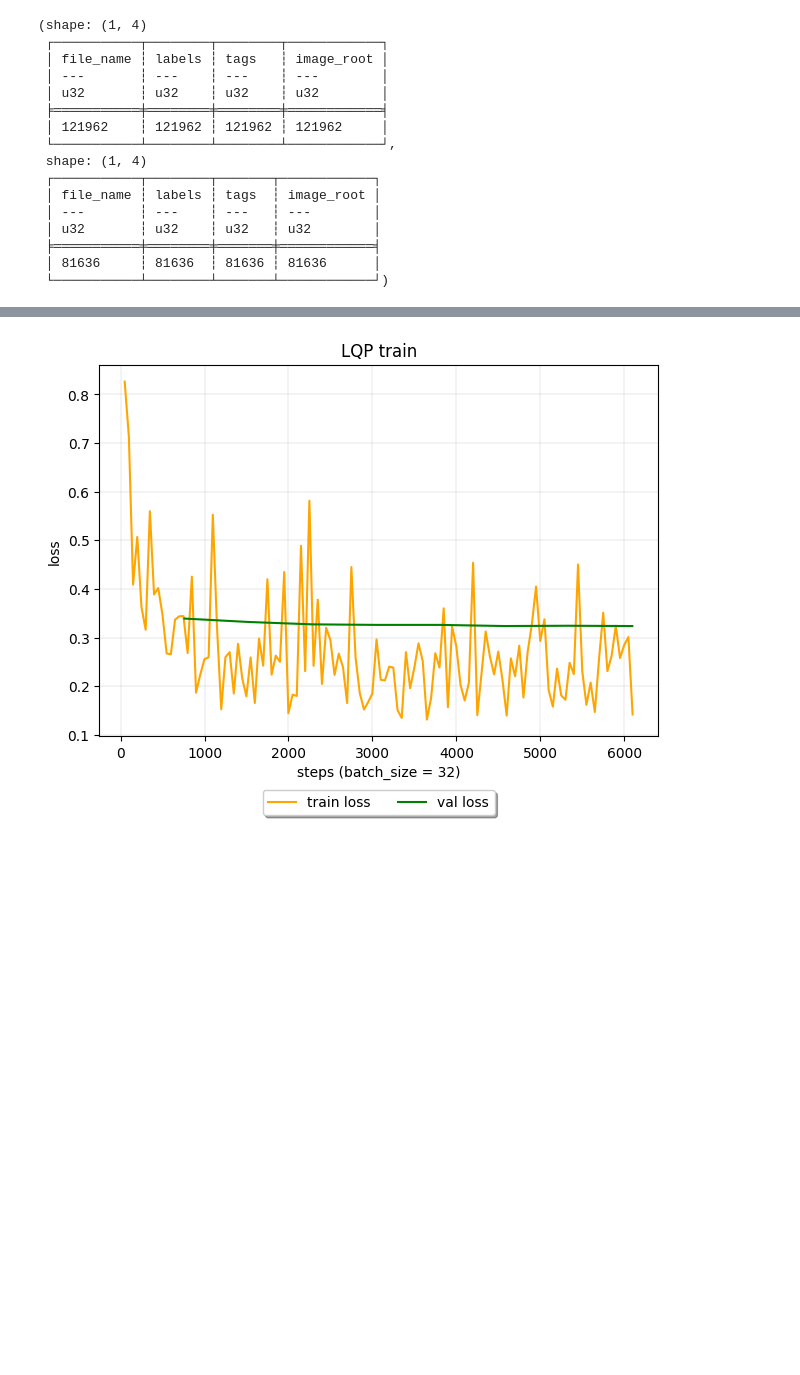
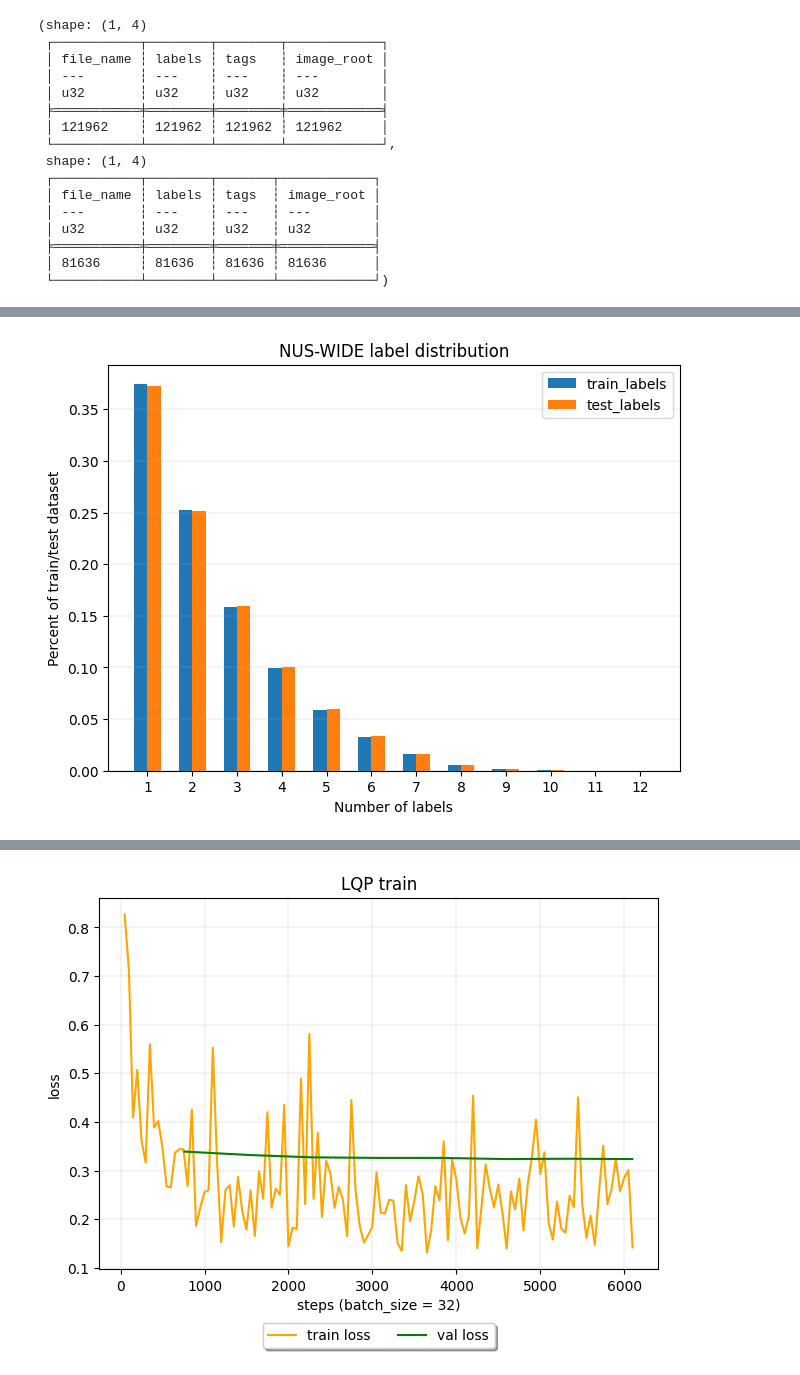
Before and after one commit to skorodenko/wallpaper_tagging, a Jupyter notebook: eda.ipynb, the cells around one changed output, grey strips where cells are left out. Saved outputs shown, nothing was run; the diff lists cells and outputs as text; code cells hidden in the pictures; blank space fills up the shorter version.

```diff
--- a/eda.ipynb
+++ b/eda.ipynb
@@ -39,3 +39,81 @@ train.count(), test.count()
  ╞═══════════╪════════╪═══════╪════════════╡
  │ 81636     ┆ 81636  ┆ 81636 ┆ 81636      │
  └───────────┴────────┴───────┴────────────┘)
+# %%
+# Calculating norm for LQP training
+train = pl.read_ndjson(train_path)
+test = pl.read_ndjson(test_path)
+
+train = train.with_columns(
+    pl.col("labels").list.len().alias("n_train"),
+)
+test = test.with_columns(
+    pl.col("labels").list.len().alias("n_test"),
+)
+
+train_label_counts = train.select(
+    pl.col("n_train").value_counts()
+).unnest("n_train").sort("n_train")
+test_label_counts = test.select(
+    pl.col("n_test").value_counts()
+).unnest("n_test").sort("n_test")
+
+train_mean = train["n_train"].mean()
+train_median = train["n_train"].median()
+train_std = train["n_train"].std()
+train_maximum = train["n_train"].max()
+train_minimum = train["n_train"].min()
+
+test_mean = test["n_test"].mean()
+test_median = test["n_test"].median()
+test_std = test["n_test"].std()
+test_maximum = test["n_test"].max()
+test_minimum = test["n_test"].min()
+
+train_count = 121962
+test_count = 81636
+
+x = train_label_counts["n_train"]
+y = train_label_counts.join(
+    test_label_counts,
+    left_on = "n_train",
+    right_on = "n_test",
+    how = "left",
+)
+
+y = y.fill_null(0)
+
+y = y.with_columns(
+    pl.col("count") / train_count,
+    pl.col("count_right") / test_count,
+)
+
+distribution = {
+    "train_labels": y["count"],
+    "test_labels": y["count_right"],
+}
+
+width = 0.3
+multiplier = 0
+
+fig, ax = plt.subplots(layout="constrained")
+ax.set_xticks(x + width, x)
+ax.set_ylabel("Percent of train/test dataset")
+ax.set_xlabel("Number of labels")
+
+for x1,x2 in distribution.items():
+    offset = width * multiplier
+    rects = ax.bar(x + offset, x2, width, label=x1, align="edge")
+    multiplier += 1
+
+print("Train values")
+print(f"Mean {train_mean:.2f} | Std {train_std:.2f} | Median {train_median}")
+print(f"Max {train_maximum} | Min {train_minimum}")
+print("Test values")
+print(f"Mean {test_mean:.2f} | Std {test_std:.2f} | Median {test_median}")
+print(f"Max {test_maximum} | Min {test_minimum}")
+plt.grid(axis="y", linewidth=0.2)
+plt.title("NUS-WIDE label distribution")
+plt.legend()
+plt.show()
+# %% [output]
@@ -42 +126,2 @@ train.count(), test.count()
+[figure, added]
 # %%
```
Also changed, not shown: parts of 2 cells of this notebook, 14 other files.
